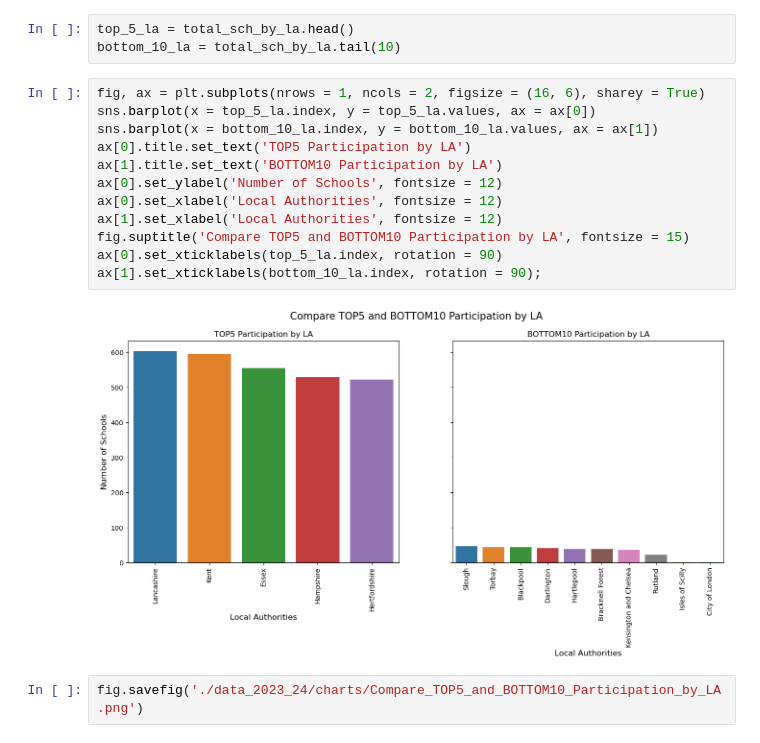
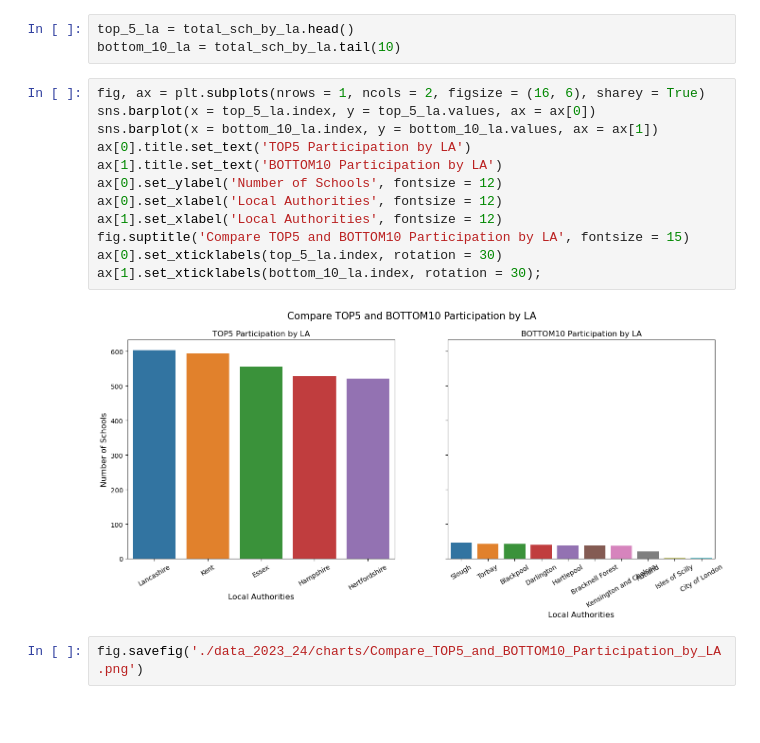
Before and after one commit to CyprianFusi/Data-Scientist-Technical-Exercise-10DS, a Jupyter notebook: National_Tutoring_Programme_2023_24.ipynb, the cells around one changed output. Cells and saved outputs as stored; diff of their text form; blank space fills up the shorter version.

```diff
--- a/National_Tutoring_Programme_2023_24.ipynb
+++ b/National_Tutoring_Programme_2023_24.ipynb
@@ -428,17 +428,17 @@ bottom_10_la = total_sch_by_la.tail(10)
 # %%
 fig, ax = plt.subplots(nrows = 1, ncols = 2, figsize = (16, 6), sharey = True)
 sns.barplot(x = top_5_la.index, y = top_5_la.values, ax = ax[0])
 sns.barplot(x = bottom_10_la.index, y = bottom_10_la.values, ax = ax[1])
 ax[0].title.set_text('TOP5 Participation by LA')
 ax[1].title.set_text('BOTTOM10 Participation by LA')
 ax[0].set_ylabel('Number of Schools', fontsize = 12)
 ax[0].set_xlabel('Local Authorities', fontsize = 12)
 ax[1].set_xlabel('Local Authorities', fontsize = 12)
 fig.suptitle('Compare TOP5 and BOTTOM10 Participation by LA', fontsize = 15)
-ax[0].set_xticklabels(top_5_la.index, rotation = 90)
-ax[1].set_xticklabels(bottom_10_la.index, rotation = 90);
+ax[0].set_xticklabels(top_5_la.index, rotation = 30)
+ax[1].set_xticklabels(bottom_10_la.index, rotation = 30);
 # %% [output]
-[figure, old version]
+[figure, new version]
 # %%
 fig.savefig('./data_2023_24/charts/Compare_TOP5_and_BOTTOM10_Participation_by_LA.png')
 # %% [markdown]
```
Also changed, not shown: parts of 3 cells of this notebook.
